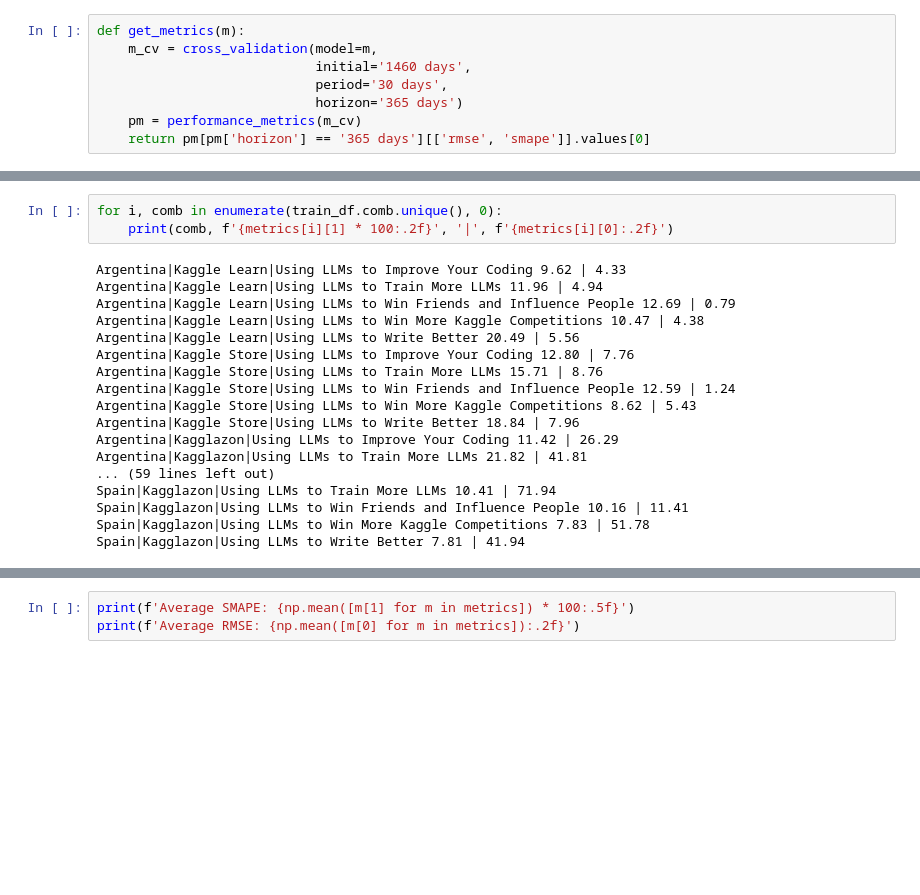
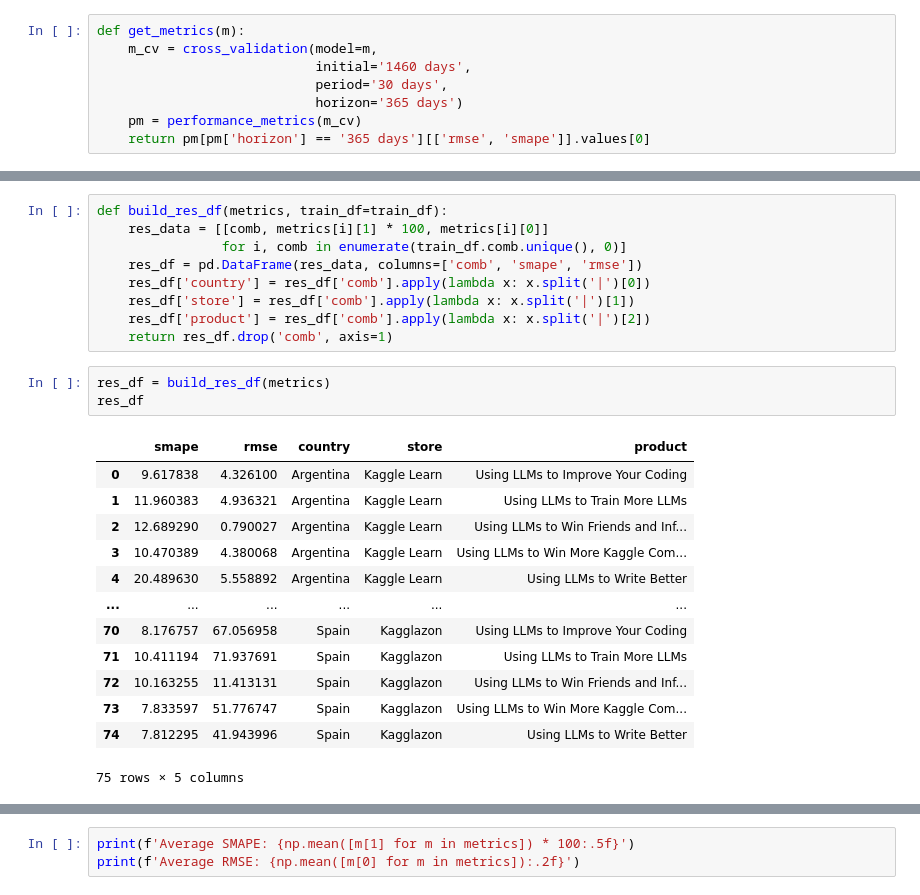
Before and after one commit to xulianrenzoku/Forecasting-Mini-Course-Sales, a Jupyter notebook: scratch/prophet_w_covid_smoothing.ipynb, the cells around one changed output, grey strips where cells are left out. Saved outputs shown, nothing was run; the diff lists cells and outputs as text; blank space fills up the shorter version.

Commit message:
add metrics df

```diff
--- a/scratch/prophet_w_covid_smoothing.ipynb
+++ b/scratch/prophet_w_covid_smoothing.ipynb
@@ -438,22 +438,27 @@ metrics = [get_metrics(m) for m in tqdm(models)]
 ... (63 outputs left out)
+# %%
+def build_res_df(metrics, train_df=train_df):
+    res_data = [[comb, metrics[i][1] * 100, metrics[i][0]]
+                for i, comb in enumerate(train_df.comb.unique(), 0)]
+    res_df = pd.DataFrame(res_data, columns=['comb', 'smape', 'rmse'])
+    res_df['country'] = res_df['comb'].apply(lambda x: x.split('|')[0])
+    res_df['store'] = res_df['comb'].apply(lambda x: x.split('|')[1])
+    res_df['product'] = res_df['comb'].apply(lambda x: x.split('|')[2])
+    return res_df.drop('comb', axis=1)
 # %%
-for i, comb in enumerate(train_df.comb.unique(), 0):
-    print(comb, f'{metrics[i][1] * 100:.2f}', '|', f'{metrics[i][0]:.2f}')
+res_df = build_res_df(metrics)
+res_df
 # %% [output]
+|  | smape | rmse | country | store | product |
+| 0 | 9.617838 | 4.326100 | Argentina | Kaggle Learn | Using LLMs to Improve Your Coding |
+| 1 | 11.960383 | 4.936321 | Argentina | Kaggle Learn | Using LLMs to Train More LLMs |
+| 2 | 12.689290 | 0.790027 | Argentina | Kaggle Learn | Using LLMs to Win Friends and Inf... |
+| 3 | 10.470389 | 4.380068 | Argentina | Kaggle Learn | Using LLMs to Win More Kaggle Com... |
+| 4 | 20.489630 | 5.558892 | Argentina | Kaggle Learn | Using LLMs to Write Better |
+| ... | ... | ... | ... | ... | ... |
+| 70 | 8.176757 | 67.056958 | Spain | Kagglazon | Using LLMs to Improve Your Coding |
+| 71 | 10.411194 | 71.937691 | Spain | Kagglazon | Using LLMs to Train More LLMs |
+| 72 | 10.163255 | 11.413131 | Spain | Kagglazon | Using LLMs to Win Friends and Inf... |
+| 73 | 7.833597 | 51.776747 | Spain | Kagglazon | Using LLMs to Win More Kaggle Com... |
+| 74 | 7.812295 | 41.943996 | Spain | Kagglazon | Using LLMs to Write Better |
-Argentina|Kaggle Learn|Using LLMs to Improve Your Coding 9.62 | 4.33
-Argentina|Kaggle Learn|Using LLMs to Train More LLMs 11.96 | 4.94
-Argentina|Kaggle Learn|Using LLMs to Win Friends and Influence People 12.69 | 0.79
-Argentina|Kaggle Learn|Using LLMs to Win More Kaggle Competitions 10.47 | 4.38
-Argentina|Kaggle Learn|Using LLMs to Write Better 20.49 | 5.56
-Argentina|Kaggle Store|Using LLMs to Improve Your Coding 12.80 | 7.76
-Argentina|Kaggle Store|Using LLMs to Train More LLMs 15.71 | 8.76
-Argentina|Kaggle Store|Using LLMs to Win Friends and Influence People 12.59 | 1.24
-Argentina|Kaggle Store|Using LLMs to Win More Kaggle Competitions 8.62 | 5.43
-Argentina|Kaggle Store|Using LLMs to Write Better 18.84 | 7.96
-Argentina|Kagglazon|Using LLMs to Improve Your Coding 11.42 | 26.29
-Argentina|Kagglazon|Using LLMs to Train More LLMs 21.82 | 41.81
-... (59 lines left out)
-Spain|Kagglazon|Using LLMs to Train More LLMs 10.41 | 71.94
-Spain|Kagglazon|Using LLMs to Win Friends and Influence People 10.16 | 11.41
-Spain|Kagglazon|Using LLMs to Win More Kaggle Competitions 7.83 | 51.78
-Spain|Kagglazon|Using LLMs to Write Better 7.81 | 41.94
+75 rows × 5 columns
```
Also changed, not shown: parts of 8 cells of this notebook, 1 other file.
